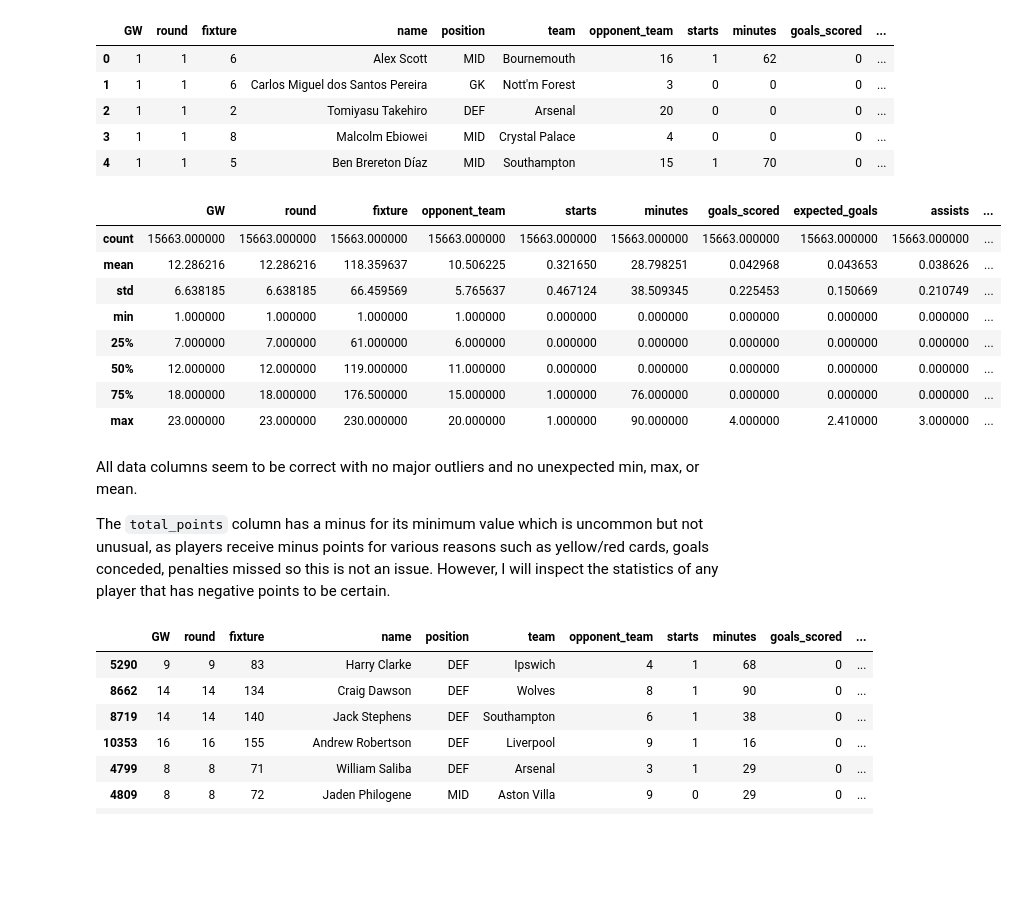
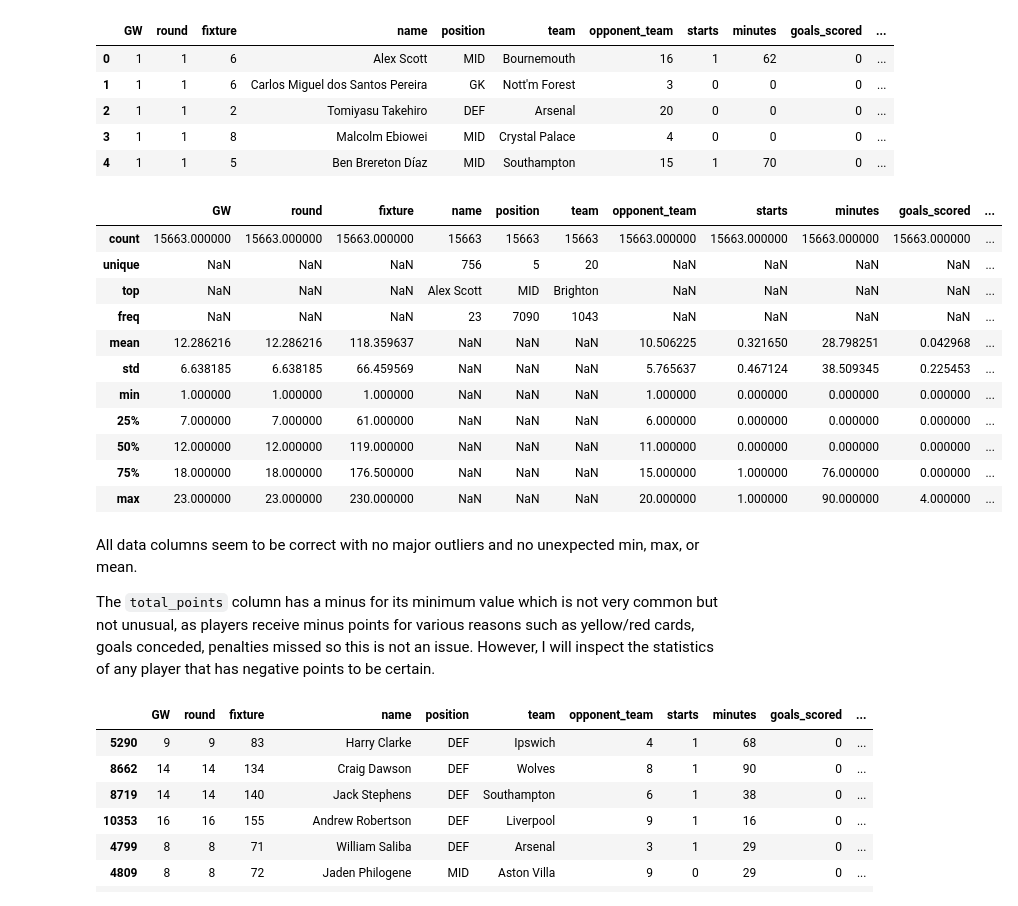
Before and after one commit to mattfurey1/fpl_points_predictor, a Jupyter notebook: project.ipynb, the cells around one changed output. Saved outputs shown, nothing was run; the diff lists cells and outputs as text; code cells hidden in the pictures; blank space fills up the shorter version.

```diff
--- a/project.ipynb
+++ b/project.ipynb
@@ -113,21 +126,24 @@ df.head()
 # %%
 # inspect the summary statistics of each column of the data
 # inspect these to spot any potential outliers or errors
-df.describe()
+df.describe(include='all')
 # %% [output]
-|  | GW | round | fixture | opponent_team | starts | minutes | goals_scored | expected_goals | assists | ... |
-| count | 15663.000000 | 15663.000000 | 15663.000000 | 15663.000000 | 15663.000000 | 15663.000000 | 15663.000000 | 15663.000000 | 15663.000000 | ... |
-| mean | 12.286216 | 12.286216 | 118.359637 | 10.506225 | 0.321650 | 28.798251 | 0.042968 | 0.043653 | 0.038626 | ... |
-| std | 6.638185 | 6.638185 | 66.459569 | 5.765637 | 0.467124 | 38.509345 | 0.225453 | 0.150669 | 0.210749 | ... |
-| min | 1.000000 | 1.000000 | 1.000000 | 1.000000 | 0.000000 | 0.000000 | 0.000000 | 0.000000 | 0.000000 | ... |
-| 25% | 7.000000 | 7.000000 | 61.000000 | 6.000000 | 0.000000 | 0.000000 | 0.000000 | 0.000000 | 0.000000 | ... |
-| 50% | 12.000000 | 12.000000 | 119.000000 | 11.000000 | 0.000000 | 0.000000 | 0.000000 | 0.000000 | 0.000000 | ... |
-| 75% | 18.000000 | 18.000000 | 176.500000 | 15.000000 | 1.000000 | 76.000000 | 0.000000 | 0.000000 | 0.000000 | ... |
-| max | 23.000000 | 23.000000 | 230.000000 | 20.000000 | 1.000000 | 90.000000 | 4.000000 | 2.410000 | 3.000000 | ... |
+|  | GW | round | fixture | name | position | team | opponent_team | starts | minutes | goals_scored | ... |
+| count | 15663.000000 | 15663.000000 | 15663.000000 | 15663 | 15663 | 15663 | 15663.000000 | 15663.000000 | 15663.000000 | 15663.000000 | ... |
+| unique | NaN | NaN | NaN | 756 | 5 | 20 | NaN | NaN | NaN | NaN | ... |
+| top | NaN | NaN | NaN | Alex Scott | MID | Brighton | NaN | NaN | NaN | NaN | ... |
+| freq | NaN | NaN | NaN | 23 | 7090 | 1043 | NaN | NaN | NaN | NaN | ... |
+| mean | 12.286216 | 12.286216 | 118.359637 | NaN | NaN | NaN | 10.506225 | 0.321650 | 28.798251 | 0.042968 | ... |
+| std | 6.638185 | 6.638185 | 66.459569 | NaN | NaN | NaN | 5.765637 | 0.467124 | 38.509345 | 0.225453 | ... |
+| min | 1.000000 | 1.000000 | 1.000000 | NaN | NaN | NaN | 1.000000 | 0.000000 | 0.000000 | 0.000000 | ... |
+| 25% | 7.000000 | 7.000000 | 61.000000 | NaN | NaN | NaN | 6.000000 | 0.000000 | 0.000000 | 0.000000 | ... |
+| 50% | 12.000000 | 12.000000 | 119.000000 | NaN | NaN | NaN | 11.000000 | 0.000000 | 0.000000 | 0.000000 | ... |
+| 75% | 18.000000 | 18.000000 | 176.500000 | NaN | NaN | NaN | 15.000000 | 1.000000 | 76.000000 | 0.000000 | ... |
+| max | 23.000000 | 23.000000 | 230.000000 | NaN | NaN | NaN | 20.000000 | 1.000000 | 90.000000 | 4.000000 | ... |
 # %% [markdown]
 All data columns seem to be correct with no major outliers and no unexpected min, max, or mean.
 
-The `total_points` column has a minus for its minimum value which is uncommon but not unusual, as players receive minus points for various reasons such as yellow/red cards, goals conceded, penalties missed so this is not an issue. However, I will inspect the statistics of any player that has negative points to be certain.
+The `total_points` column has a minus for its minimum value which is not very common but not unusual, as players receive minus points for various reasons such as yellow/red cards, goals conceded, penalties missed so this is not an issue. However, I will inspect the statistics of any player that has negative points to be certain.
 # %%
 # filter the data to check for negative values in the total_points column, and inspect the top 10 lowest total_points values
 # this will help identify any potential errors in the data
```
Also changed, not shown: parts of 15 cells of this notebook.
